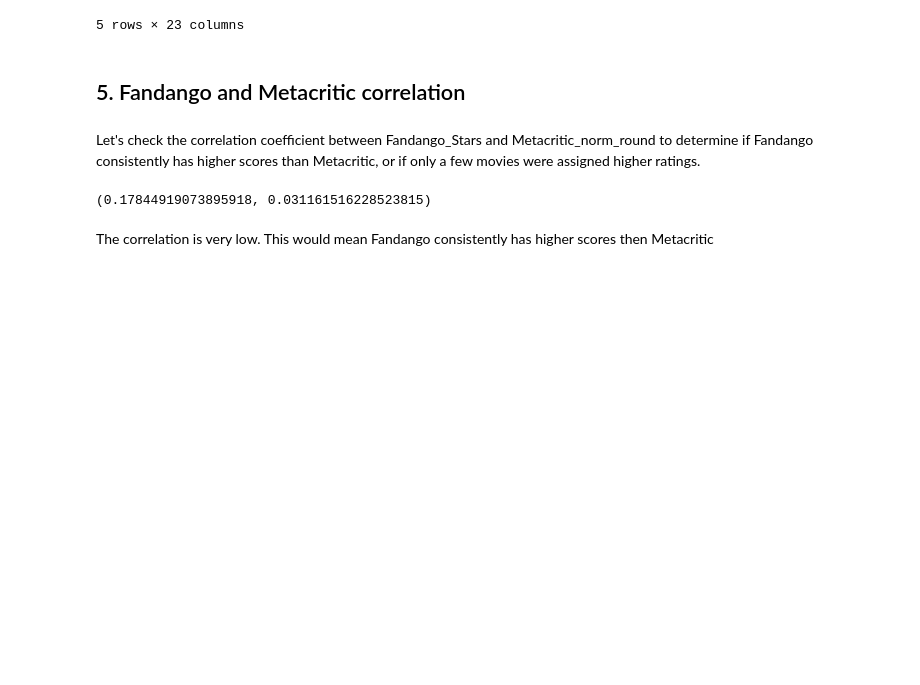
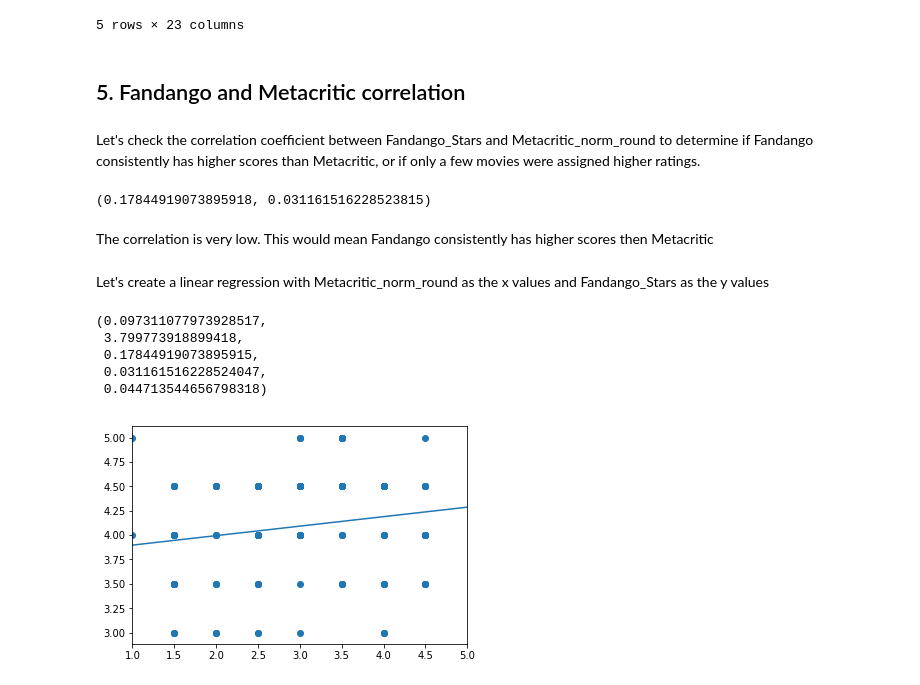
Before and after one commit to KiemNguyen/data-science, a Jupyter notebook: analyzing-movie-reviews/Analyzing Movie Reviews.ipynb, the cells around one changed output. Cells and saved outputs as stored; diff of their text form; code cells hidden in the pictures; blank space fills up the shorter version.

Commit message:
Added linear regression

```diff
--- a/analyzing-movie-reviews/Analyzing Movie Reviews.ipynb
+++ b/analyzing-movie-reviews/Analyzing Movie Reviews.ipynb
@@ -116,3 +116,28 @@ pearsonr(movies["Fandango_Stars"], movies["Metacritic_norm_round"])
 (0.17844919073895918, 0.031161516228523815)
 # %% [markdown]
 The correlation is very low. This would mean Fandango consistently has higher scores then Metacritic
+# %% [markdown]
+Let's create a linear regression with Metacritic_norm_round as the x values and Fandango_Stars as the y values
+# %%
+from scipy.stats import linregress
+slope, intercept, r_value, p_value, std_err = linregress(movies["Metacritic_norm_round"], movies["Fandango_Stars"])
+slope, intercept, r_value, p_value, std_err
+# %% [output]
+(0.097311077973928517,
+ 3.799773918899418,
+ 0.17844919073895915,
+ 0.031161516228524047,
+ 0.044713544656798318)
+# %%
+predict_1 = 1 * slope + intercept
+predict_1
+
+predict_5 = 5 * slope + intercept
+predict_5
+
+plt.scatter(movies["Metacritic_norm_round"], movies["Fandango_Stars"])
+plt.plot([1.0, 5.0], [predict_1, predict_5])
+plt.xlim(1,5)
+plt.show()
+# %% [output]
+[figure, added]
```
